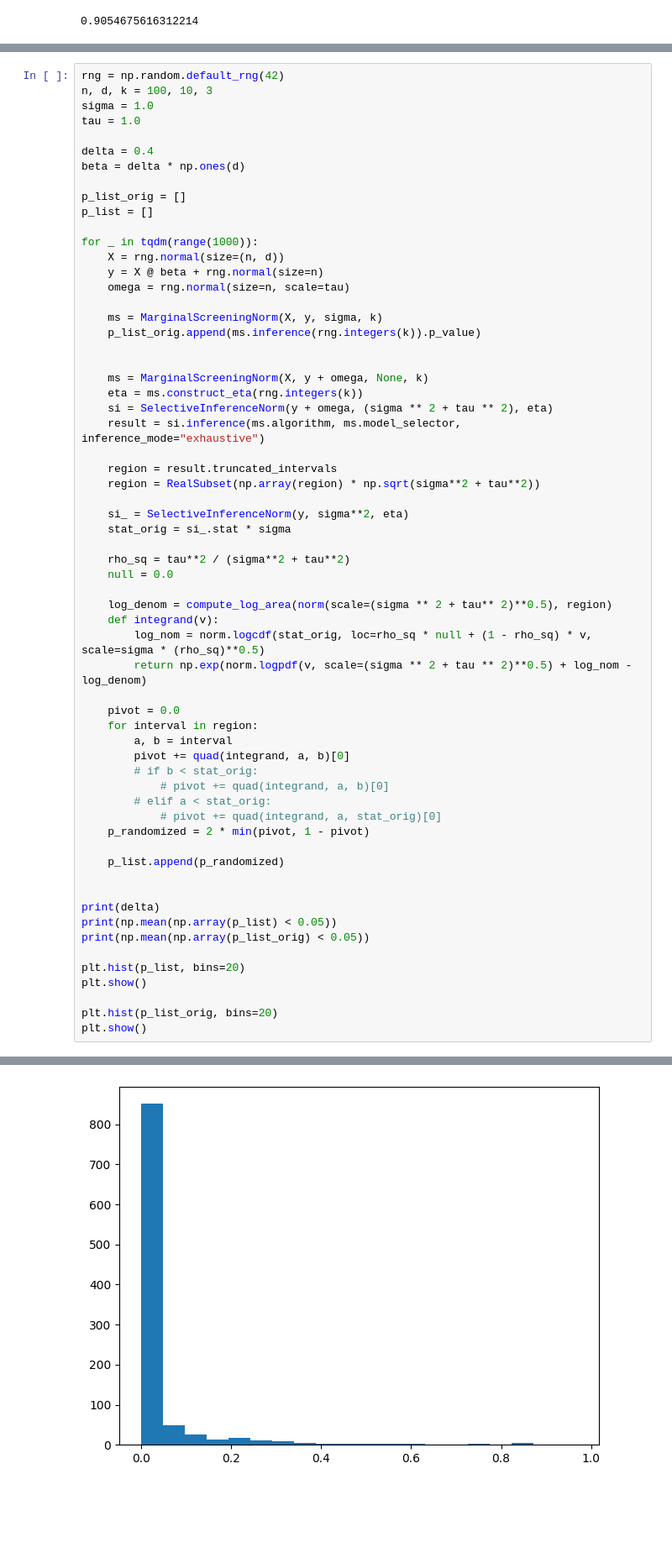
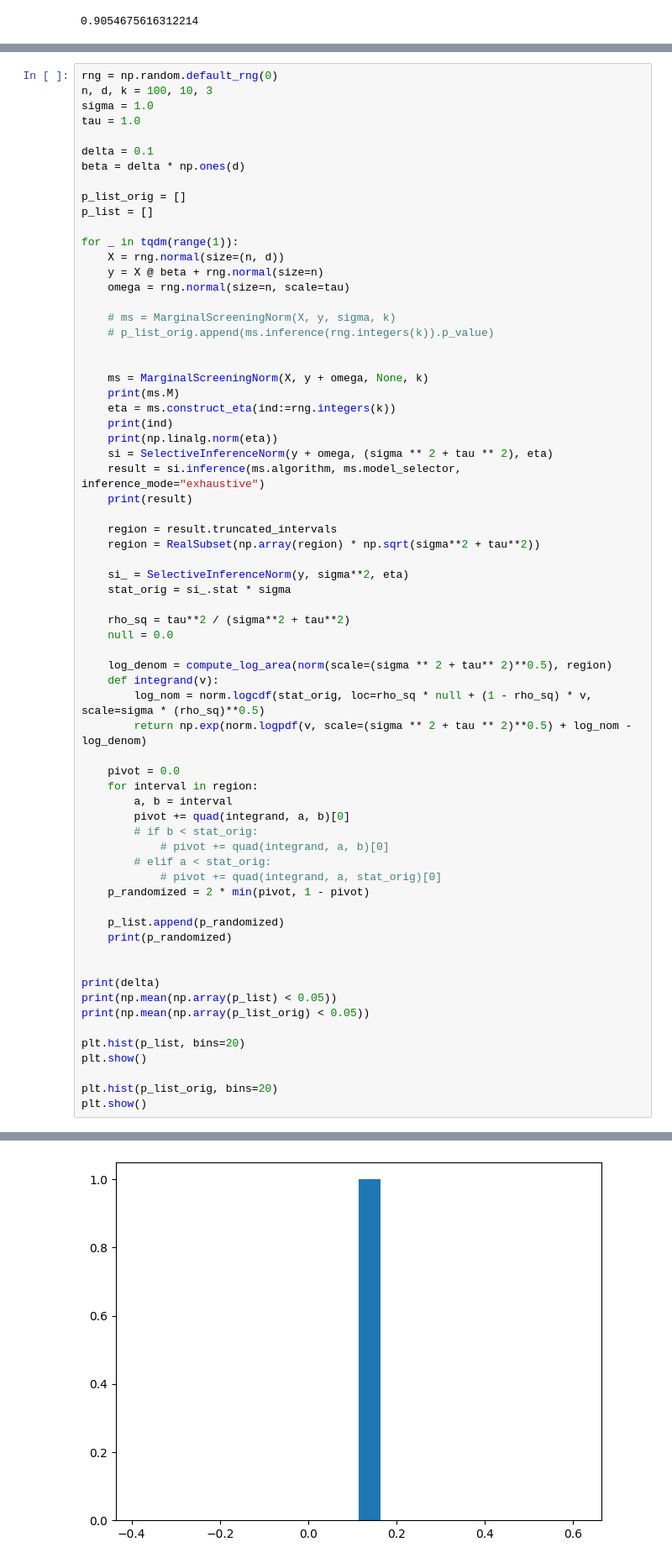
Before and after one commit to shirara1016/randomized, a Jupyter notebook: test1.ipynb, the cells around one changed output, grey strips where cells are left out. Shown: that part at 84% size. Saved outputs shown, nothing was run; the diff lists cells and outputs as text; blank space fills up the shorter version.

Commit message:
confirm all results

```diff
--- a/test1.ipynb
+++ b/test1.ipynb
@@ -221,30 +221,34 @@ alternative: two-sided
 -1.0774695226089561
 0.1541184730261964
 # %%
-rng = np.random.default_rng(42)
+rng = np.random.default_rng(0)
 n, d, k = 100, 10, 3
 sigma = 1.0
 tau = 1.0
 
-delta = 0.4
+delta = 0.1
 beta = delta * np.ones(d)
 
 p_list_orig = []
 p_list = []
 
-for _ in tqdm(range(1000)):
+for _ in tqdm(range(1)):
     X = rng.normal(size=(n, d))
     y = X @ beta + rng.normal(size=n)
     omega = rng.normal(size=n, scale=tau)
 
-    ms = MarginalScreeningNorm(X, y, sigma, k)
-    p_list_orig.append(ms.inference(rng.integers(k)).p_value)
+    # ms = MarginalScreeningNorm(X, y, sigma, k)
+    # p_list_orig.append(ms.inference(rng.integers(k)).p_value)
 
 
     ms = MarginalScreeningNorm(X, y + omega, None, k)
-    eta = ms.construct_eta(rng.integers(k))
+    print(ms.M)
+    eta = ms.construct_eta(ind:=rng.integers(k))
+    print(ind)
+    print(np.linalg.norm(eta))
     si = SelectiveInferenceNorm(y + omega, (sigma ** 2 + tau ** 2), eta)
     result = si.inference(ms.algorithm, ms.model_selector, inference_mode="exhaustive")
+    print(result)
 
     region = result.truncated_intervals
     region = RealSubset(np.array(region) * np.sqrt(sigma**2 + tau**2))
@@ -271,6 +275,7 @@ for _ in tqdm(range(1000)):
     p_randomized = 2 * min(pivot, 1 - pivot)
 
     p_list.append(p_randomized)
+    print(p_randomized)
 
 
 print(delta)
@@ -289 +308 @@ plt.show()
-[figure, old version]
+[figure, new version]
```
Also changed, not shown: parts of 2 cells of this notebook, 12 other files.
